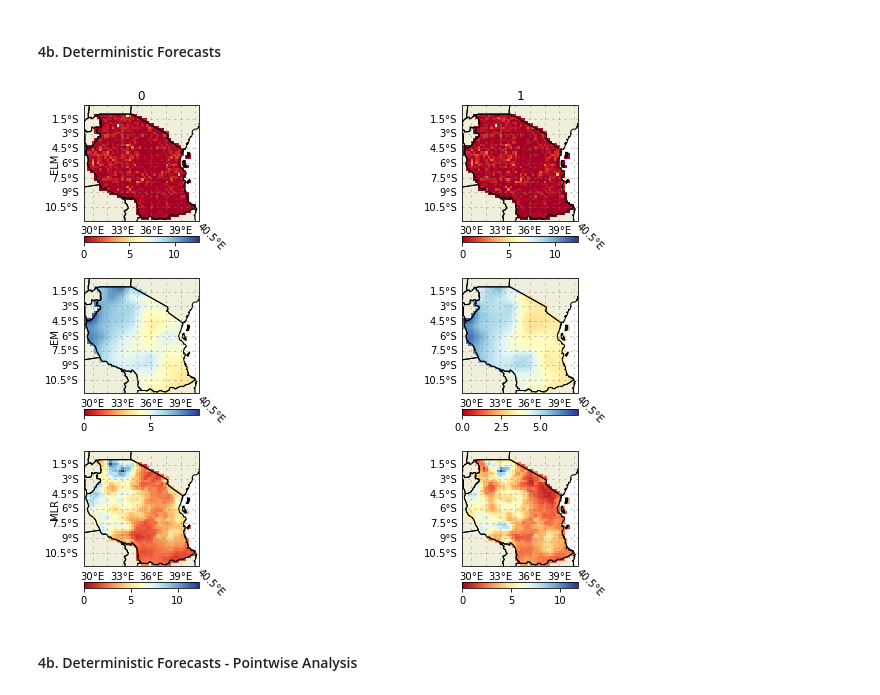
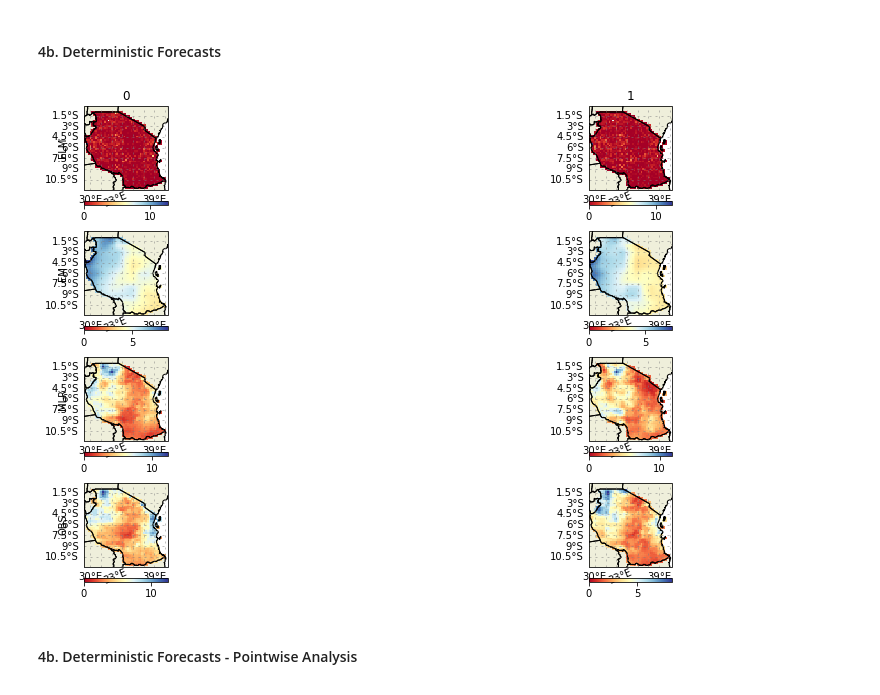
Before and after one commit to kjhall01/PyELM-MME, a Jupyter notebook: PyELM-MME-2D.ipynb, the cells around one changed output. Drawn from its saved outputs; the diff is of its cells as text; code cells hidden in the pictures.

```diff
--- a/PyELM-MME-2D.ipynb
+++ b/PyELM-MME-2D.ipynb
@@ -124,9 +124,9 @@ ELM [*************************]
 # %% [markdown]
 #### 4b. Deterministic Forecasts
 # %%
-ptr.map_forecasts(methods=mme_methodologies, fcst='forecasts', obs=False,  members=False)
+ptr.map_forecasts(methods=mme_methodologies, fcst='forecasts', obs=True,  members=False)
 # %% [output]
-[figure, old version]
+[figure, new version]
 # %% [markdown]
 #### 4b. Deterministic Forecasts - Pointwise Analysis
 # %%
```
Also changed, not shown: 10 other files.
